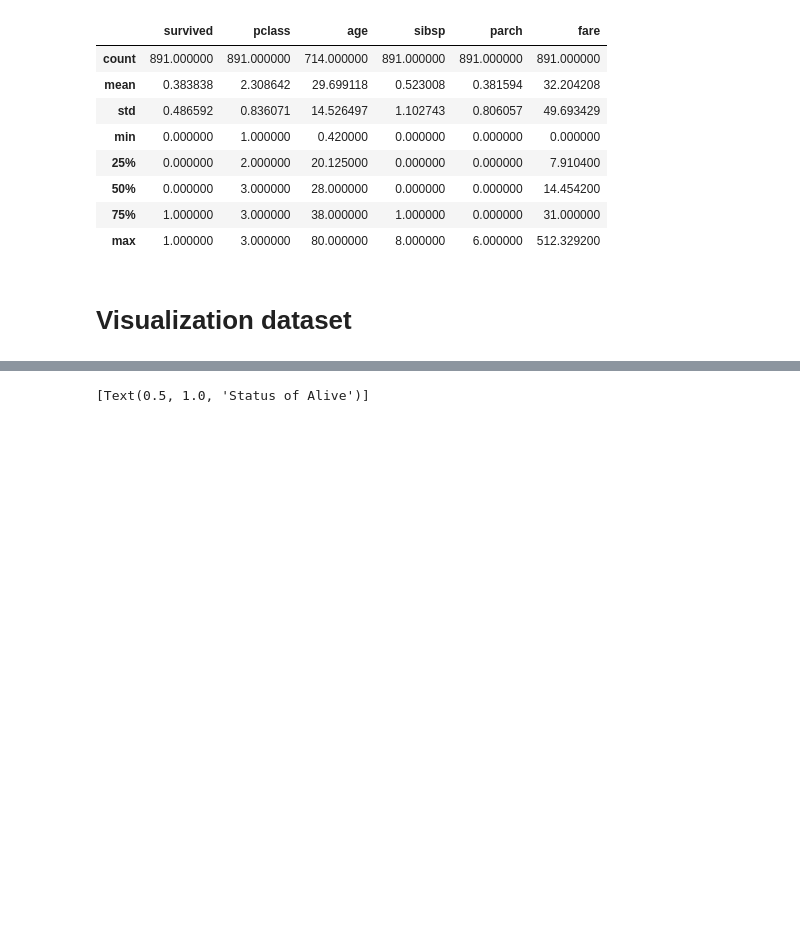
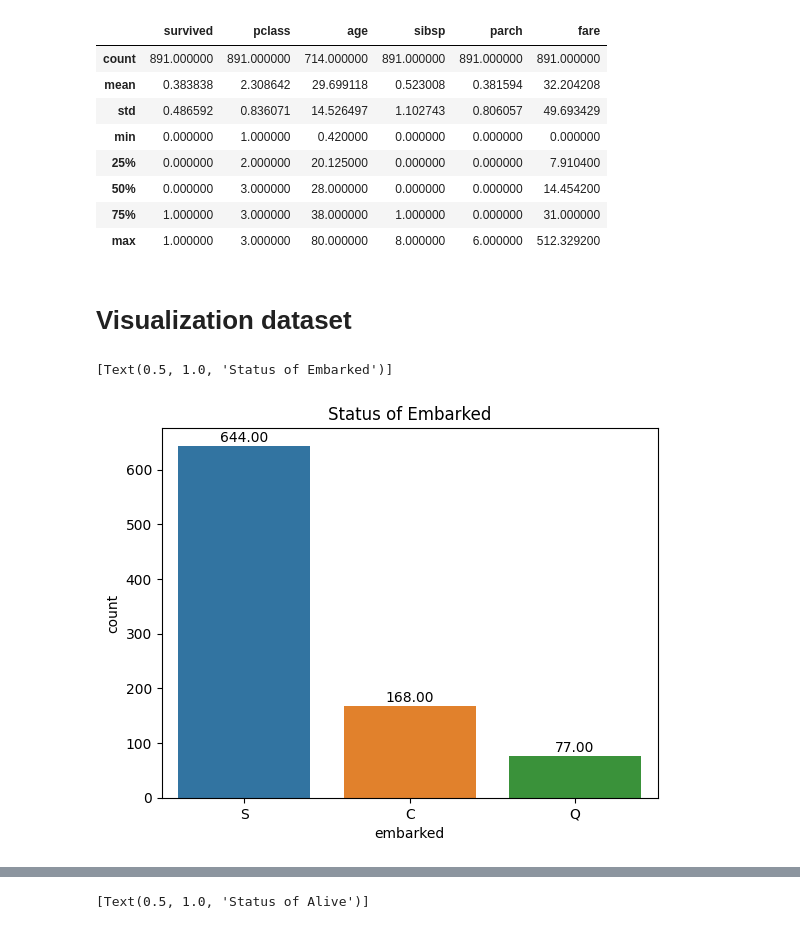
Before and after one commit to zeinhasan/Introduction-to-Data-Mining-Course-Material, a Jupyter notebook: Week 2/Data Preprocessing.ipynb, the cells around one changed output, grey strips where cells are left out. Cells and saved outputs as stored; diff of their text form; code cells hidden in the pictures; blank space fills up the shorter version.

Commit message:
Edit data preprocessing

```diff
--- a/Week 2/Data Preprocessing.ipynb
+++ b/Week 2/Data Preprocessing.ipynb
@@ -58,3 +84,12 @@ titanic.describe()
 | max | 1.000000 | 3.000000 | 80.000000 | 8.000000 | 6.000000 | 512.329200 |
 # %% [markdown]
 # Visualization dataset
+# %%
+# Barplot Embarked
+aplot = sns.countplot(x ='embarked', data = titanic)
+for p in aplot.patches:
+    aplot.annotate(format(p.get_height(), '.2f'),(p.get_x()+p.get_width()/2.,p.get_height()), ha = 'center',va = 'center', xytext = (0,6), textcoords = 'offset points')
+aplot.set(title="Status of Embarked")
+# %% [output]
+[Text(0.5, 1.0, 'Status of Embarked')]
+[figure, added]
```
Also changed, not shown: parts of 27 cells of this notebook.
